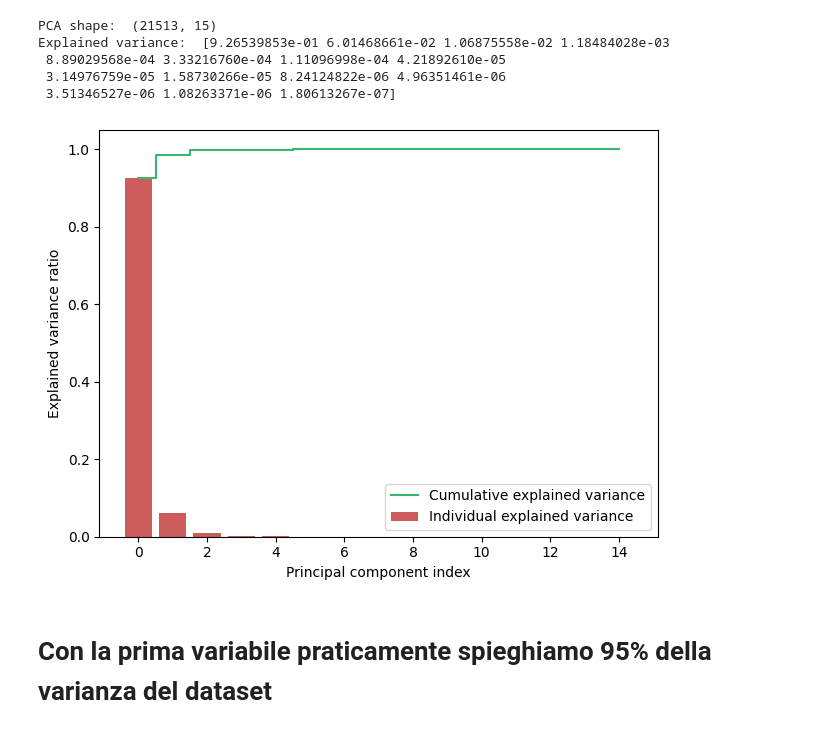
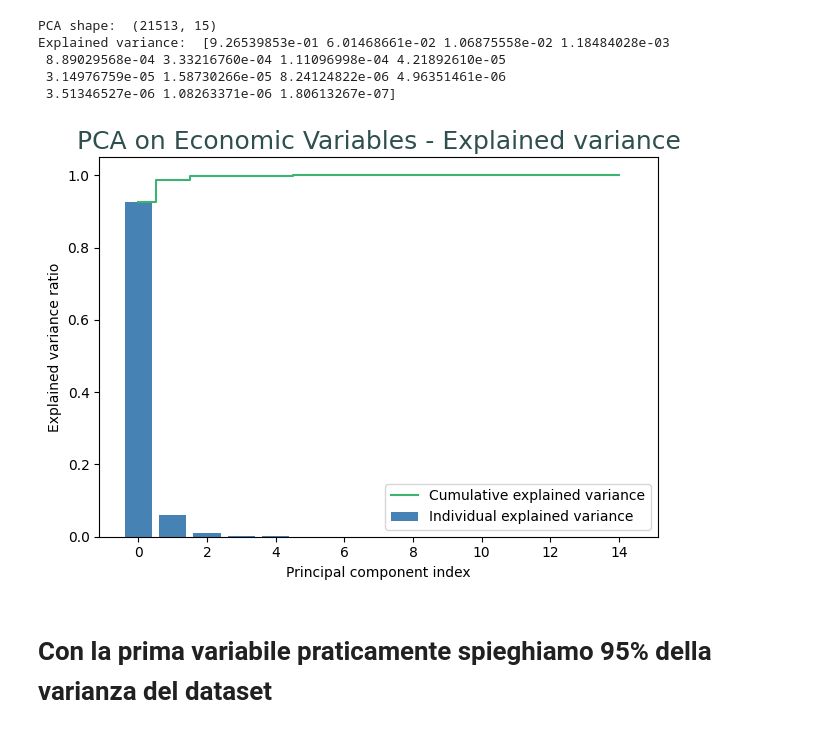
Before and after one commit to leonardoguida/real_estate_predictive_model, a Jupyter notebook: pca.ipynb, the cells around one changed output. Drawn from its saved outputs; the diff is of its cells as text; code cells hidden in the pictures.

Commit message:
editing the pca graphs

```diff
--- a/pca.ipynb
+++ b/pca.ipynb
@@ -120,19 +120,20 @@ Explained variance:  [9.26539853e-01 6.01468661e-02 1.06875558e-02 1.18484028e-0
 # %%
 # Explained variance ratio
 exp_var_pca = pca.explained_variance_ratio_
 # Cumulative sum of eigenvalues; This will be used to create step plot
 # for visualizing the variance explained by each principal component.
 cum_sum_eigenvalues = np.cumsum(exp_var_pca)
 # Create the visualization plot
-plt.bar(range(0,len(exp_var_pca)), exp_var_pca, align='center', label='Individual explained variance', color=color_red)
+plt.bar(range(0,len(exp_var_pca)), exp_var_pca, align='center', label='Individual explained variance', color='steelblue', alpha=1.0)
 plt.step(range(0,len(cum_sum_eigenvalues)), cum_sum_eigenvalues, where='mid',label='Cumulative explained variance', color=color_green)
 plt.ylabel('Explained variance ratio')
 plt.xlabel('Principal component index')
+plt.title('PCA on Economic Variables - Explained variance', color='darkslategray', fontsize=18, alpha=1.0)
 plt.legend(loc='best')
 plt.tight_layout()
 plt.show()
 # %% [output]
-[figure, old version]
+[figure, new version]
 # %% [markdown]
 # Con la prima variabile praticamente spieghiamo 95% della varianza del dataset
 # %%
```
Also changed, not shown: parts of 3 cells of this notebook.
